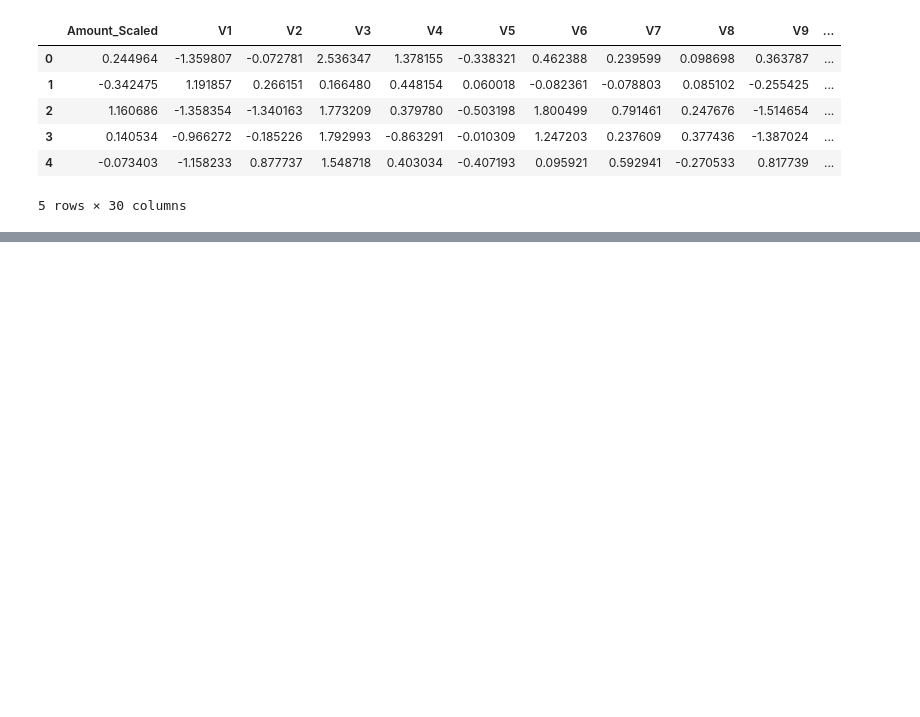
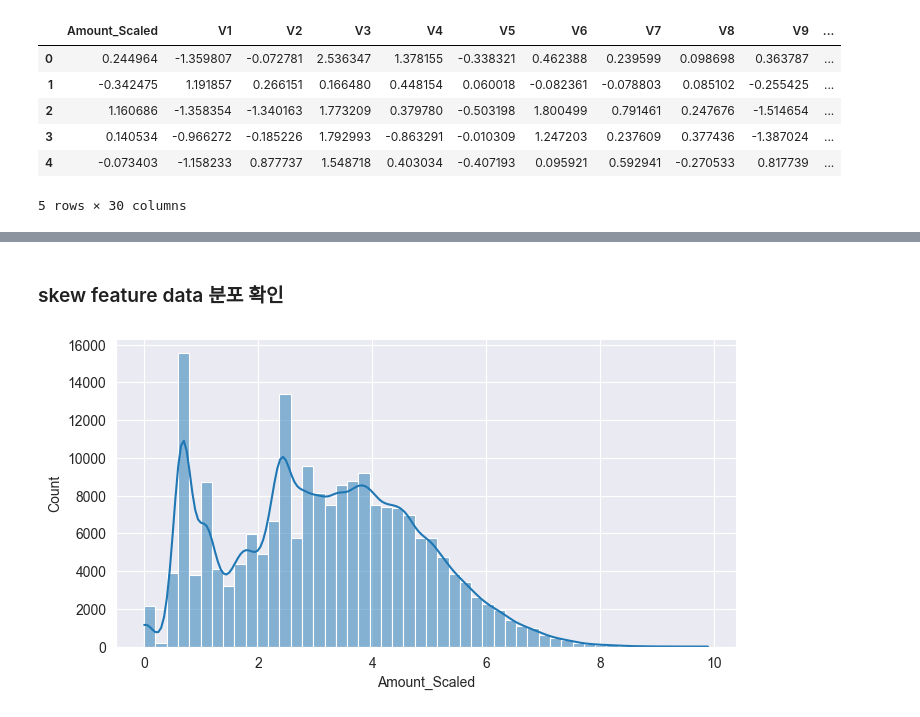
Before and after one commit to kartmon61/ml-study, a Jupyter notebook: self-study/credit-card/credit_card.ipynb, the cells around one changed output, grey strips where cells are left out. Drawn from its saved outputs; the diff is of its cells as text; code cells hidden in the pictures; blank space fills up the shorter version.

Commit message:
study: credit_card self study2

```diff
--- a/self-study/credit-card/credit_card.ipynb
+++ b/self-study/credit-card/credit_card.ipynb
@@ -40,8 +40,9 @@ card_df.shape
 from sklearn.model_selection import train_test_split
 
 def get_train_test_dataset(df=None):
-    X_features = df.iloc[:, :-1]
-    y_target = df.iloc[:, -1]
+    df_copy = get_preprocessed_df(df)
+    X_features = df_copy.iloc[:, :-1]
+    y_target = df_copy.iloc[:, -1]
     X_train, X_test, y_train, y_test = train_test_split(X_features, y_target, test_size=0.3, random_state=0, stratify=y_target)
     return X_train, X_test, y_train, y_test
 
@@ -168,0 +211,8 @@ card_df_test.head()
+# %%
+X_train, X_test, y_train, y_test = get_train_test_dataset(card_df)
+
+print('### 로지스틱 회귀 예측 성능 ###')
+get_model_train_eval(lr_clf, ftr_train=X_train, ftr_test=X_test, tgt_train=y_train, tgt_test=y_test)
+
+print('### LightGBM 예측 성능 ###')
+get_model_train_eval(lgbm_clf, ftr_train=X_train, ftr_test=X_test, tgt_train=y_train, tgt_test=y_test)
@@ -168,0 +237,10 @@ card_df_test.head()
+# %% [markdown]
+### skew feature data 분포 확인
+# %%
+import seaborn as sns
+
+plt.figure(figsize=(8, 4))
+sns.histplot(X_train['Amount_Scaled'], bins=50, kde=True)
+plt.show()
+# %% [output]
+[figure, added]
```
Also changed, not shown: parts of 16 cells of this notebook.
